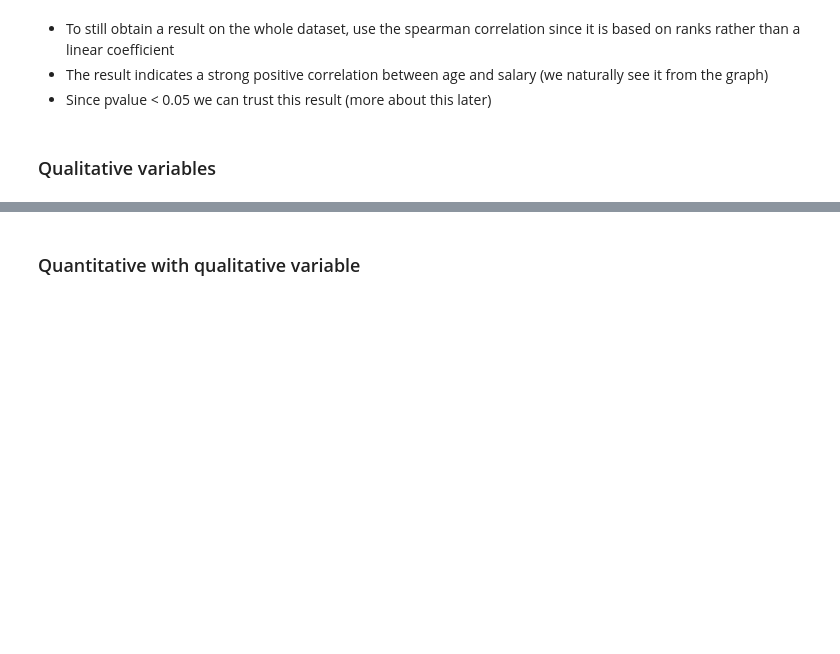
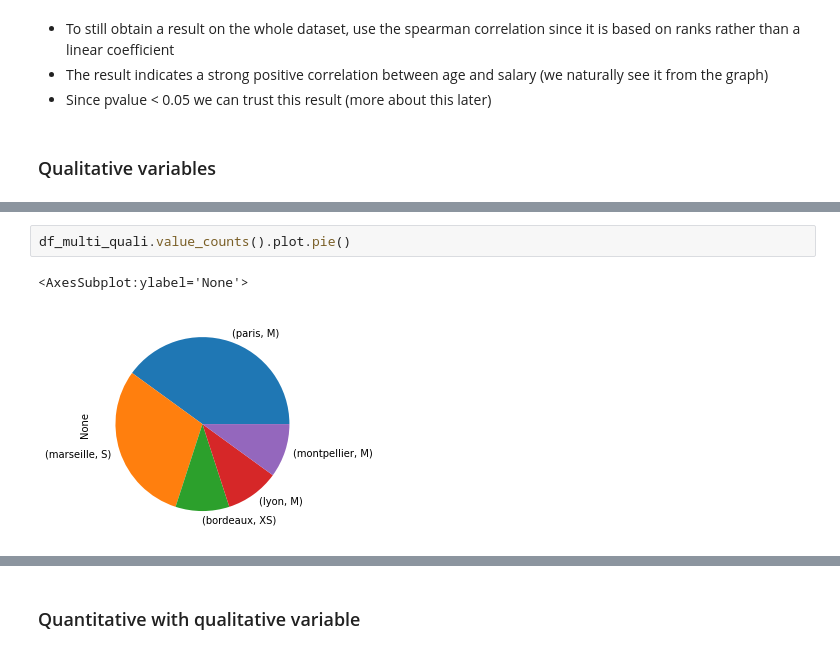
Before and after one commit to AlexisBogroff/Sorbonne_Data_Science_Workshop, a Jupyter notebook: src/data_analysis_with_pandas.ipynb, the cells around one changed output, grey strips where cells are left out. Saved outputs shown, nothing was run; the diff lists cells and outputs as text; blank space fills up the shorter version.

Commit message:
Notebook: Finished multivariate analysis

```diff
--- a/src/data_analysis_with_pandas.ipynb
+++ b/src/data_analysis_with_pandas.ipynb
@@ -590 +601,6 @@ df_multi_quali
+# %%
+df_multi_quali.value_counts().plot.pie()
+# %% [output]
+<AxesSubplot:ylabel='None'>
+[figure, added]
 # %%
```
Also changed, not shown: parts of 16 cells of this notebook.
